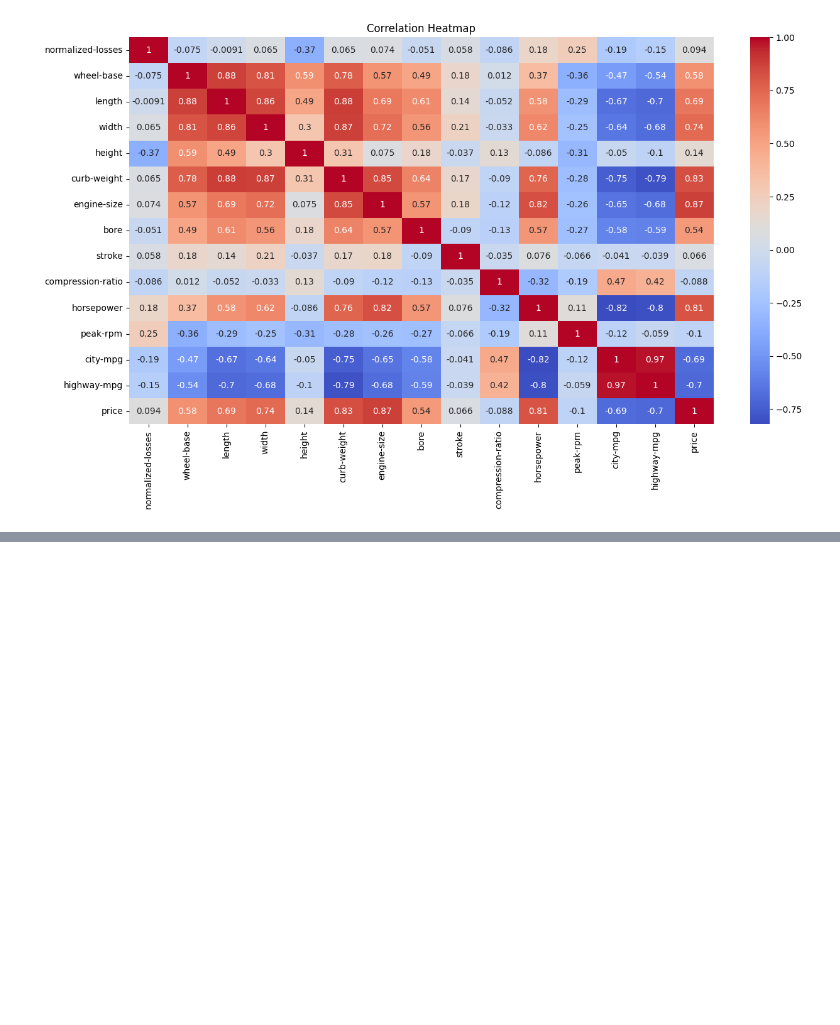
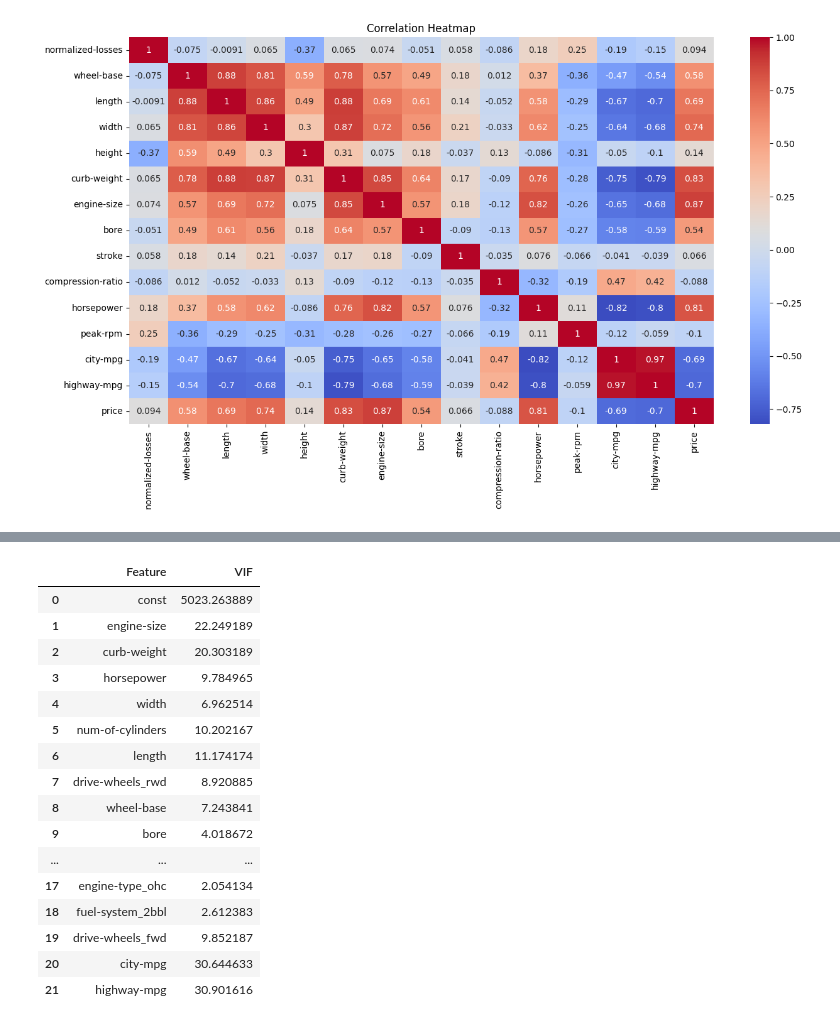
Before and after one commit to Kumbhakarn/classic-ml-algorithms, a Jupyter notebook: notebooks/linear-regression.ipynb, the cells around one changed output, grey strips where cells are left out. Saved outputs shown, nothing was run; the diff lists cells and outputs as text; code cells hidden in the pictures; blank space fills up the shorter version.

```diff
--- a/notebooks/linear-regression.ipynb
+++ b/notebooks/linear-regression.ipynb
@@ -474,0 +545,40 @@ plt.show()
+# %%
+# keep only the given features
+selected_features = [
+    'engine-size', 'curb-weight', 'horsepower', 'width', 'num-of-cylinders',
+    'length', 'drive-wheels_rwd', 'wheel-base', 'bore', 'make_mercedes-benz',
+    'fuel-system_mpfi', 'engine-type_ohcv', 'make_jaguar', 'make_bmw',
+    'engine-location_rear', 'make_porsche', 'engine-type_ohc', 'fuel-system_2bbl',
+    'drive-wheels_fwd', 'city-mpg', 'highway-mpg'
+]
+# %%
+# df is your main dataset
+X = df[selected_features]
+# %%
+# add constant for intercept
+X_const = add_constant(X)
+# %%
+# calculate VIF
+vif_df = pd.DataFrame()
+vif_df["Feature"] = X_const.columns
+vif_df["VIF"] = [variance_inflation_factor(X_const.values, i) for i in range(X_const.shape[1])]
+# %%
+vif_df
+# %% [output]
+|  | Feature | VIF |
+| 0 | const | 5023.263889 |
+| 1 | engine-size | 22.249189 |
+| 2 | curb-weight | 20.303189 |
+| 3 | horsepower | 9.784965 |
+| 4 | width | 6.962514 |
+| 5 | num-of-cylinders | 10.202167 |
+| 6 | length | 11.174174 |
+| 7 | drive-wheels_rwd | 8.920885 |
+| 8 | wheel-base | 7.243841 |
+| 9 | bore | 4.018672 |
+| ... | ... | ... |
+| 17 | engine-type_ohc | 2.054134 |
+| 18 | fuel-system_2bbl | 2.612383 |
+| 19 | drive-wheels_fwd | 9.852187 |
+| 20 | city-mpg | 30.644633 |
+| 21 | highway-mpg | 30.901616 |
```
Also changed, not shown: parts of 13 cells of this notebook.
